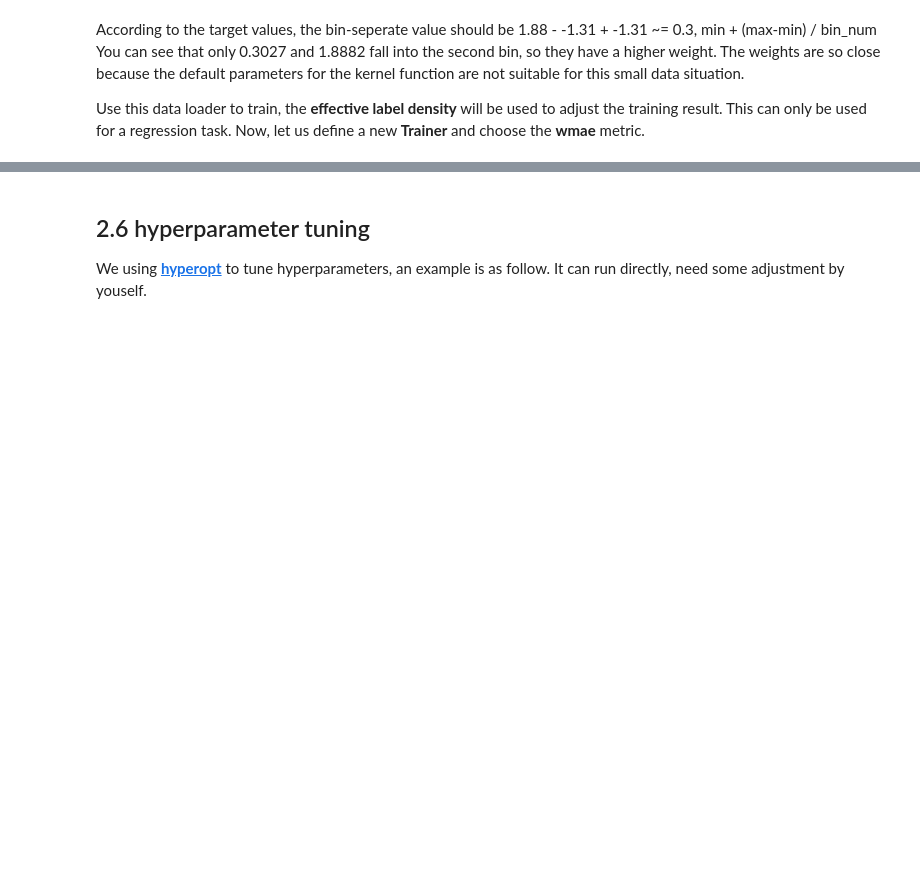
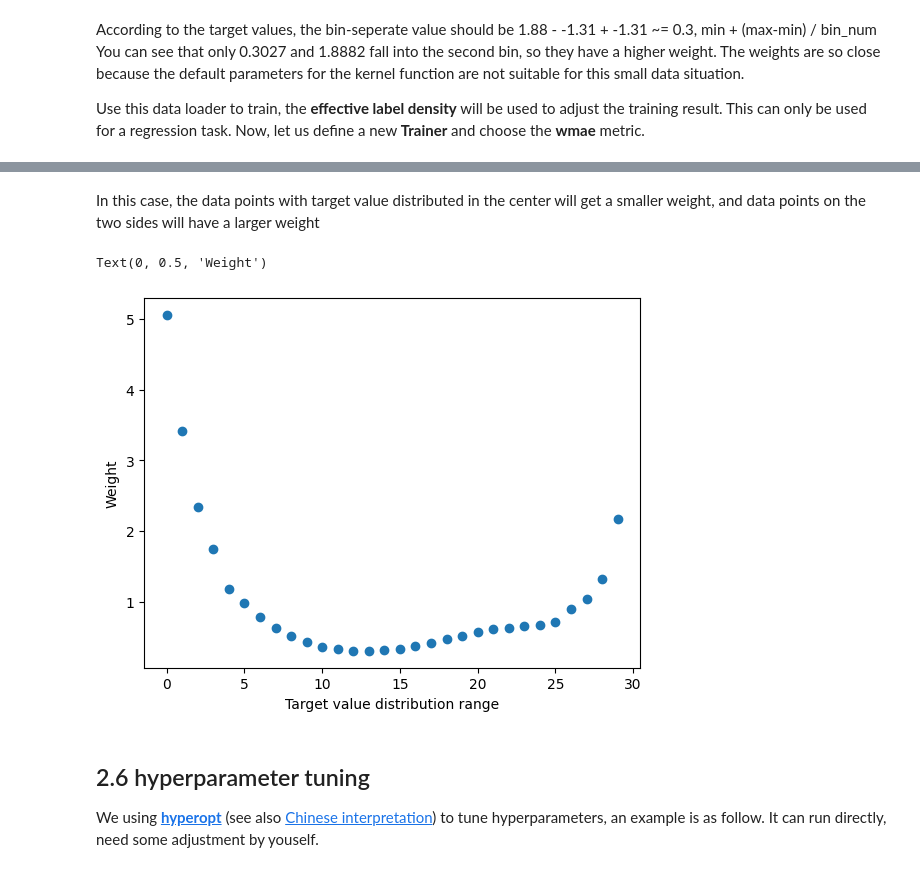
Before and after one commit to jchddd/asgcnn, a Jupyter notebook: Tutorials_model_training.ipynb, the cells around one changed output, grey strips where cells are left out. Drawn from its saved outputs; the diff is of its cells as text; code cells hidden in the pictures; blank space fills up the shorter version.

```diff
--- a/Tutorials_model_training.ipynb
+++ b/Tutorials_model_training.ipynb
@@ -344,6 +362,14 @@ t.train(10)
+# %% [markdown]
+In this case, the data points with target value distributed in the center will get a smaller weight, and data points on the two sides will have a larger weight
+# %%
+plt.scatter(range(len(Loader.effective_label_density)), Loader.weights)
+plt.xlabel('Target value distribution range'); plt.ylabel('Weight')
+# %% [output]
+Text(0, 0.5, 'Weight')
+[figure, added]
 # %% [markdown]
 ## 2.6 hyperparameter tuning
-We using [**hyperopt**](http://hyperopt.github.io/hyperopt/) to tune hyperparameters, an example is as follow. It can run directly, need some adjustment by youself.
+We using [**hyperopt**](http://hyperopt.github.io/hyperopt/) (see also [Chinese interpretation](https://cloud.tencent.com/developer/article/2009339)) to tune hyperparameters, an example is as follow. It can run directly, need some adjustment by youself.
 # %%
 import hyperopt
 from hyperopt import hp, fmin, tpe, Trials, partial
```
Also changed, not shown: parts of 7 cells of this notebook.
